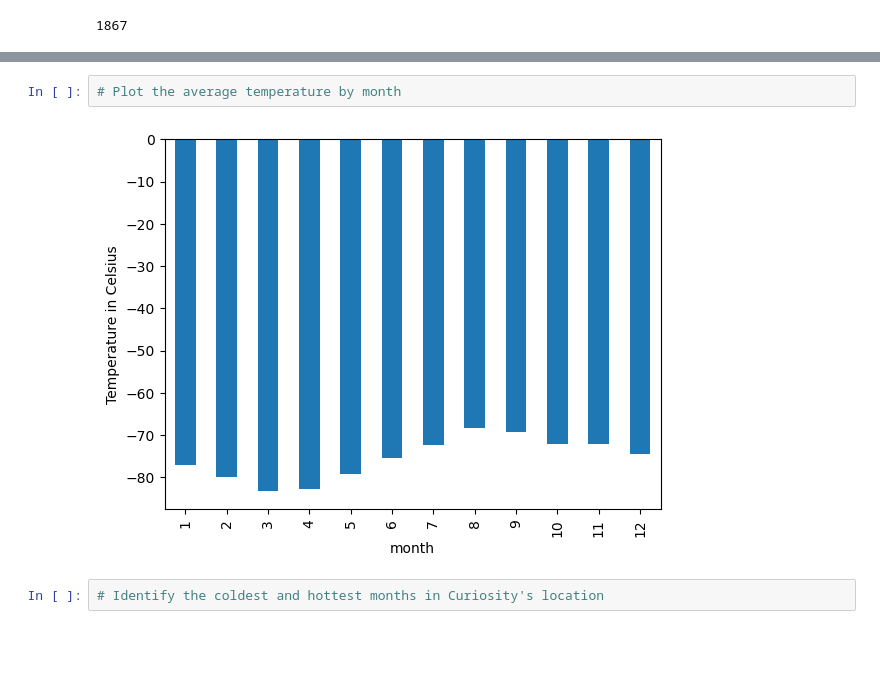
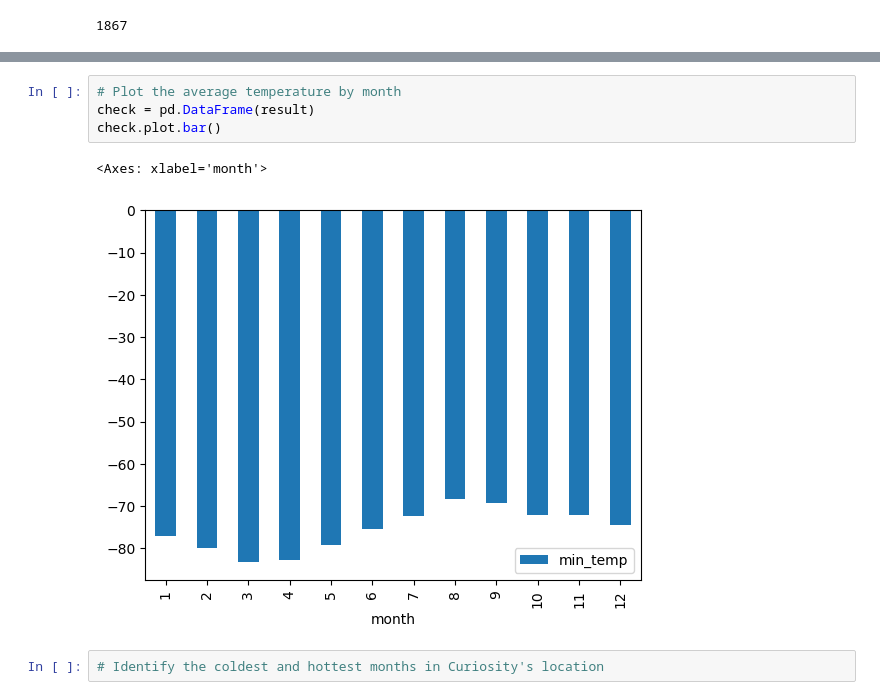
Before and after one commit to benrich322/web-scraping, a Jupyter notebook: module 11/Starter_Code 8/part_2_mars_weather.ipynb, the cells around one changed output, grey strips where cells are left out. Cells and saved outputs as stored; diff of their text form; blank space fills up the shorter version.

Commit message:
added first bar graph

```diff
--- a/module 11/Starter_Code 8/part_2_mars_weather.ipynb
+++ b/module 11/Starter_Code 8/part_2_mars_weather.ipynb
@@ -223,7 +241,10 @@ Name: min_temp, dtype: float64
 # %%
 # Plot the average temperature by month
+check = pd.DataFrame(result)
+check.plot.bar()
 # %% [output]
+<Axes: xlabel='month'>
-[figure, old version]
+[figure, new version]
 # %%
 # Identify the coldest and hottest months in Curiosity's location
 # %% [output]
```
Also changed, not shown: parts of 1 cell of this notebook.
